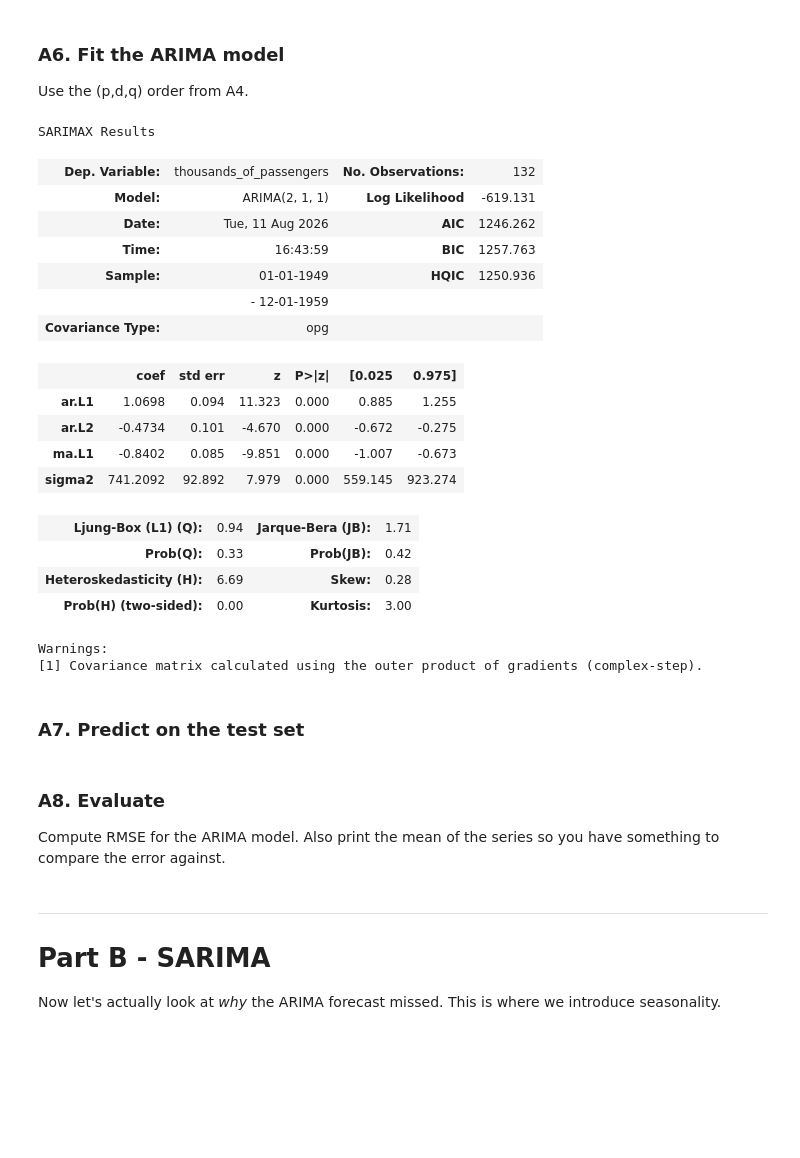
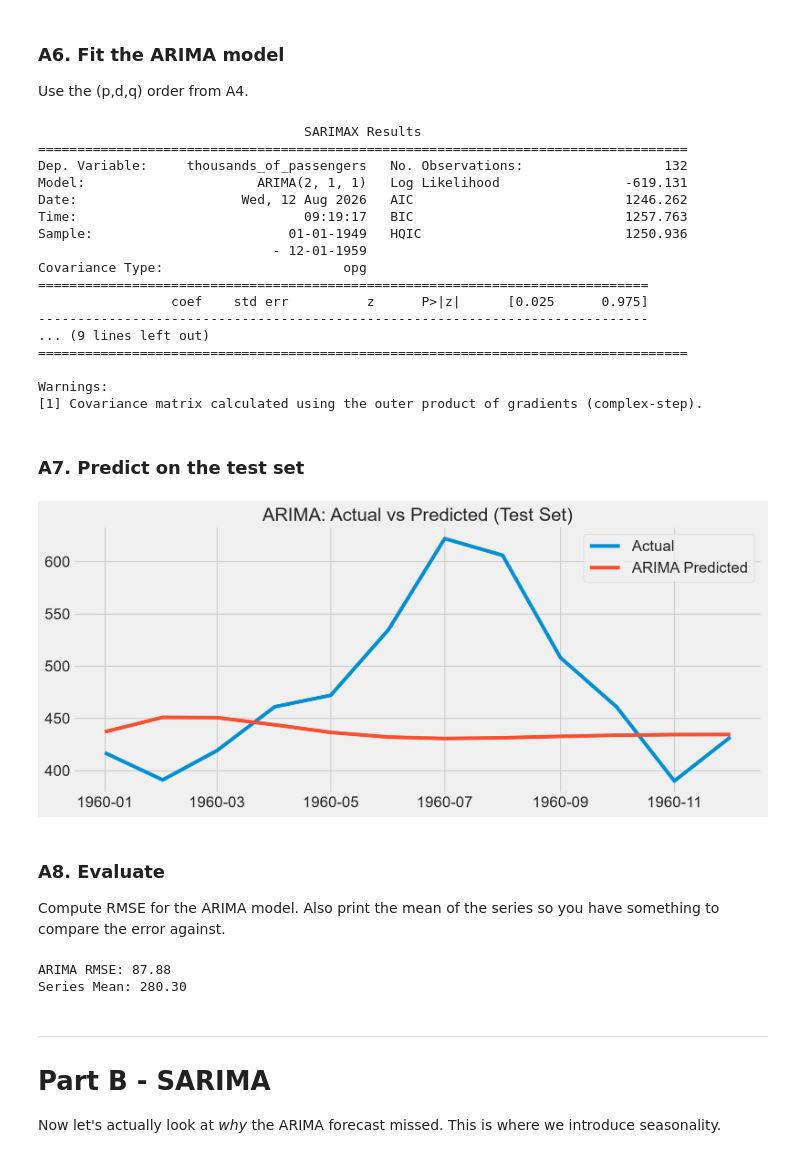
Before and after one commit to hawraalawi/labs, a Jupyter notebook: 8. Time Series/8.3 ARIMA/Exercise/ARIMA_SARIMAX_Lab.ipynb, the cells around one changed output. Cells and saved outputs as stored; diff of their text form; code cells hidden in the pictures; blank space fills up the shorter version.

```diff
--- a/8. Time Series/8.3 ARIMA/Exercise/ARIMA_SARIMAX_Lab.ipynb
+++ b/8. Time Series/8.3 ARIMA/Exercise/ARIMA_SARIMAX_Lab.ipynb
@@ -248,42 +249,59 @@ print(df_test.shape)
 Use the (p,d,q) order from A4.
 # %%
 # Fit ARIMA(p,d,q) on the training set
-model= ARIMA(df_train,
-             order=(2,1,1))
-result=  model.fit()
-result.summary()
+model_arima = ARIMA(df_train['thousands_of_passengers'], order=(2,1,1))
+results_arima = model_arima.fit()
+print(results_arima.summary())
 # %% [output]
-SARIMAX Results
+                                  SARIMAX Results
+===================================================================================
+Dep. Variable:     thousands_of_passengers   No. Observations:                  132
+Model:                      ARIMA(2, 1, 1)   Log Likelihood                -619.131
+Date:                     Wed, 12 Aug 2026   AIC                           1246.262
+Time:                             09:19:17   BIC                           1257.763
+Sample:                         01-01-1949   HQIC                          1250.936
+                              - 12-01-1959
+Covariance Type:                       opg
+==============================================================================
+                 coef    std err          z      P>|z|      [0.025      0.975]
+------------------------------------------------------------------------------
+... (9 lines left out)
+===================================================================================
+
+Warnings:
+[1] Covariance matrix calculated using the outer product of gradients (complex-step).
-| Dep. Variable: | thousands_of_passengers | No. Observations: | 132 |
-| Model: | ARIMA(2, 1, 1) | Log Likelihood | -619.131 |
-| Date: | Tue, 11 Aug 2026 | AIC | 1246.262 |
-| Time: | 16:43:59 | BIC | 1257.763 |
-| Sample: | 01-01-1949 | HQIC | 1250.936 |
-|  | - 12-01-1959 |  |  |
-| Covariance Type: | opg |  |  |
-|  | coef | std err | z | P>|z| | [0.025 | 0.975] |
-| ar.L1 | 1.0698 | 0.094 | 11.323 | 0.000 | 0.885 | 1.255 |
-| ar.L2 | -0.4734 | 0.101 | -4.670 | 0.000 | -0.672 | -0.275 |
-| ma.L1 | -0.8402 | 0.085 | -9.851 | 0.000 | -1.007 | -0.673 |
-| sigma2 | 741.2092 | 92.892 | 7.979 | 0.000 | 559.145 | 923.274 |
-| Ljung-Box (L1) (Q): | 0.94 | Jarque-Bera (JB): | 1.71 |
-| Prob(Q): | 0.33 | Prob(JB): | 0.42 |
-| Heteroskedasticity (H): | 6.69 | Skew: | 0.28 |
-| Prob(H) (two-sided): | 0.00 | Kurtosis: | 3.00 |
-Warnings:
-[1] Covariance matrix calculated using the outer product of gradients (complex-step).
 # %% [markdown]
 ### A7. Predict on the test set
 # %%
 # Predict over the test period
+start = len(df_train)
+end = len(df_train) + len(df_test) - 1
+
+predictions_arima = results_arima.predict(start=start, end=end)
 # %%
 # Plot the test data vs predictions
+plt.figure(figsize=(12,5))
+plt.plot(df_test.index, df_test['thousands_of_passengers'], label='Actual')
+plt.plot(df_test.index, predictions_arima, label='ARIMA Predicted')
+plt.title('ARIMA: Actual vs Predicted (Test Set)')
+plt.legend()
+plt.show()
+# %% [output]
+[figure, added]
 # %% [markdown]
 ### A8. Evaluate
 
 Compute RMSE for the ARIMA model. Also print the mean of the series so you have something to compare the error against.
 # %%
 # Compute RMSE
+error_arima = rmse(df_test['thousands_of_passengers'], predictions_arima)
+mean_value = df['thousands_of_passengers'].mean()
+
+print(f'ARIMA RMSE: {error_arima:.2f}')
+print(f'Series Mean: {mean_value:.2f}')
+# %% [output]
+ARIMA RMSE: 87.88
+Series Mean: 280.30
 # %% [markdown]
 ---
 # Part B - SARIMA
```
Also changed, not shown: parts of 11 cells of this notebook.
